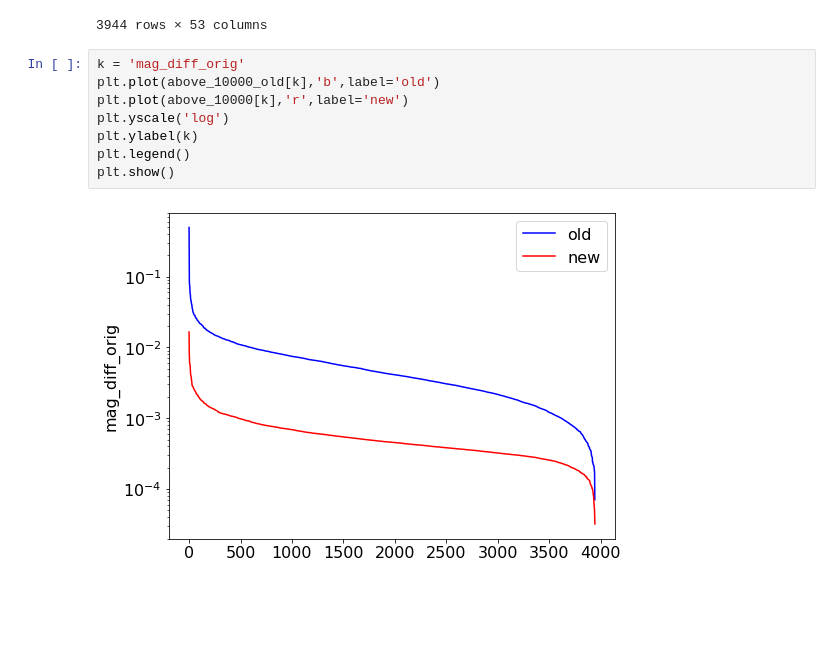
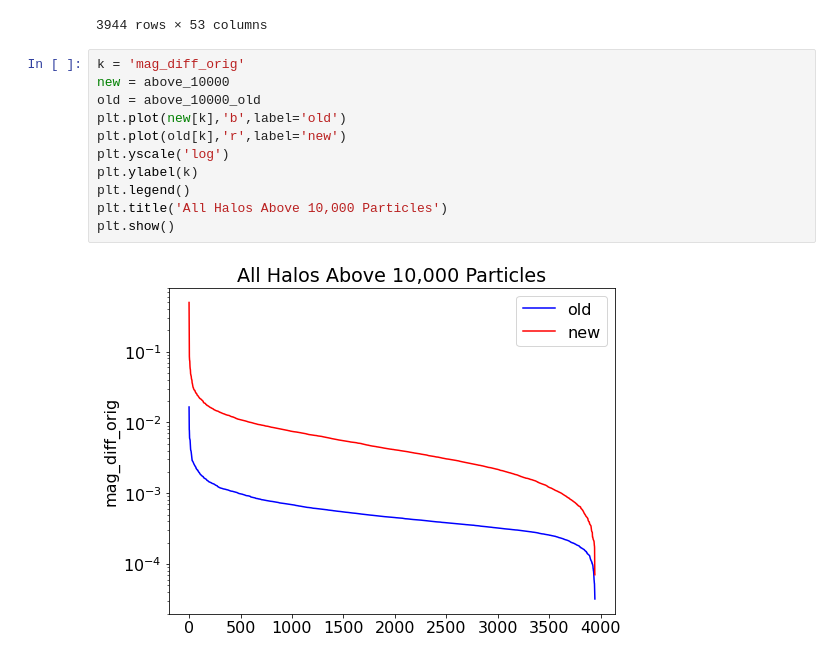
Before and after one commit to adrianpope/VelocityCompression, a Jupyter notebook: Halos_2.ipynb, the cells around one changed output. Drawn from its saved outputs; the diff is of its cells as text; blank space fills up the shorter version.

```diff
--- a/Halos_2.ipynb
+++ b/Halos_2.ipynb
@@ -134,14 +152,17 @@ above_10000_old
 3944 rows × 53 columns
 # %%
 k = 'mag_diff_orig'
-plt.plot(above_10000_old[k],'b',label='old')
-plt.plot(above_10000[k],'r',label='new')
+new = above_10000
+old = above_10000_old
+plt.plot(new[k],'b',label='old')
+plt.plot(old[k],'r',label='new')
 plt.yscale('log')
 plt.ylabel(k)
 plt.legend()
+plt.title('All Halos Above 10,000 Particles')
 plt.show()
 # %% [output]
-[figure, old version]
+[figure, new version]
 # %%
 kx = 'fof_halo_specific_angmom_mag_orig'
 ky = 'mag_diff_orig'
```
Also changed, not shown: parts of 5 cells of this notebook, 1 other file.
